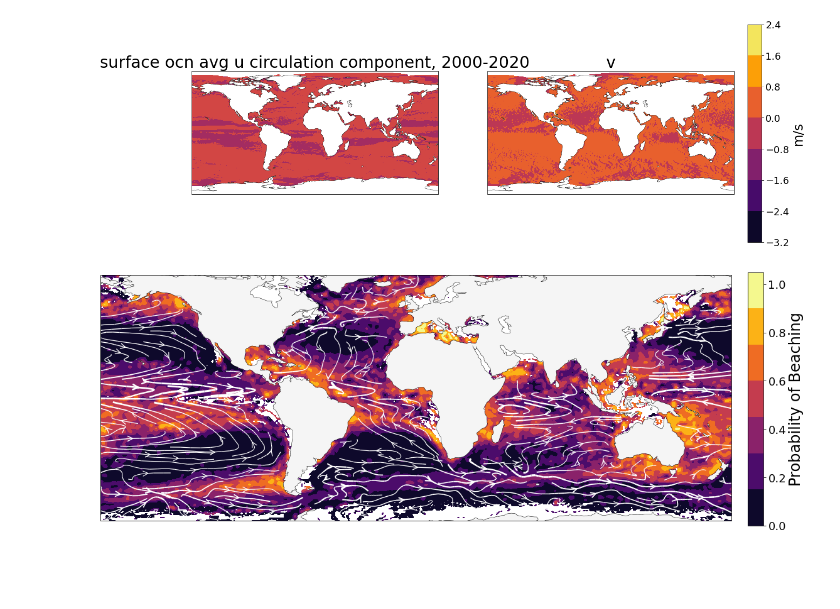
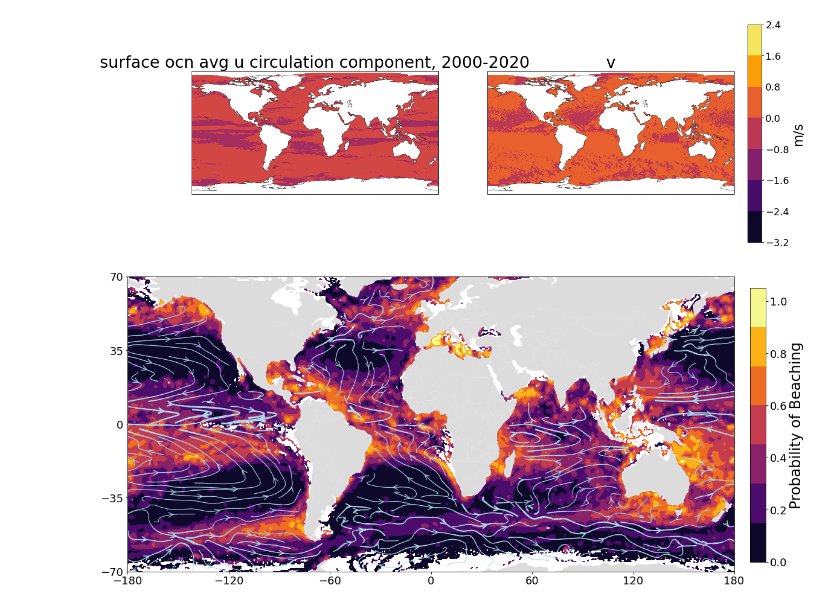
Before and after one commit to GHOpenonic/Global-ocean-beaching-pathways-of-surface-drifters, a Jupyter notebook: wind_connectivity/circulation_figure.ipynb, the cells around one changed output. Saved outputs shown, nothing was run; the diff lists cells and outputs as text; code cells hidden in the pictures; blank space fills up the shorter version.

Commit message:
update figures

```diff
--- a/wind_connectivity/circulation_figure.ipynb
+++ b/wind_connectivity/circulation_figure.ipynb
@@ -204,36 +204,45 @@ desired_cols = 360
 lats = np.linspace(-90,90,desired_cols)
 lons = np.linspace(-180, 180, desired_rows)
 # %%
+# Load world shapefile
+world = gpd.read_file(gpd.datasets.get_path('naturalearth_lowres'))
+land = world[world['continent'] != 'Antarctica']
+Antarctica = world[world['continent'] == 'Antarctica']
+
+
 # visualize probability of beaching
-fig, (ax1) = plt.subplots(1, 1, figsize=(18, 8),
+fig, (ax1) = plt.subplots(1, 1, figsize=(18, 9),
                           subplot_kw={'projection': ccrs.PlateCarree(central_longitude=0)})
+ax1.set_xticks([-180, -120, -60, 0, 60, 120, 180])
+ax1.set_yticks([-70, -35, 0, 35, 70])
+
+cmap = plt.get_cmap('inferno').copy()
+im1 = ax1.contourf(lons, lats, beach_prob_vals_filtered, cmap=cmap,
+                   transform=ccrs.PlateCarree(), vmin=0, vmax=1.0, levels = 6)
 
 ax1.set_extent([-180, 180, -70, 70], crs=ccrs.PlateCarree())
-im1 = ax1.contourf(lons, lats, beach_prob_vals_filtered, cmap='inferno', transform=ccrs.PlateCarree(), vmin=0, vmax=1.0, levels = 6)
 #ax1.set_title('Probability of Beaching')
-ax1.set_xlabel('Longitude')
-ax1.set_ylabel('Latitude')
+#ax1.set_xlabel('Longitude')
+#ax1.set_ylabel('Latitude')
 
-ax1.coastlines(color='black')
-land_feature = cfeature.NaturalEarthFeature('physical', 'land', '110m',
-                                            edgecolor='none', facecolor='whitesmoke')
-ax1.add_feature(land_feature)
+land.plot(ax=ax1, color='gainsboro', edgecolor='none')
+Antarctica.plot(ax=ax1, color='gainsboro', edgecolor='none')
+ax1.set_aspect('auto')
 
 # Create a colorbar
 cbar_ax = fig.add_axes([0.92, 0.15, 0.02, 0.7])  # [left, bottom, width, height]
 cbar = fig.colorbar(im1, cax=cbar_ax, label='Probability of Beaching')
 cbar.set_ticks([0, 0.2, 0.4, 0.6, 0.8, 1.0])
 im1.set_clim(0, 1.0)  # This sets the color limits for the ScalarMappable
 
 
 # Plot wind vectors
 linewidth = 1 + 15 * np.sqrt(smoothed_u.values**2 + smoothed_v.values**2) / np.sqrt(np.nanmax(smoothed_u.values)**2 + np.nanmax(smoothed_v.values)**2)
-wind_q_global = ax1.streamplot(lons, lats, smoothed_u.values, smoothed_v.values, color='white',
+wind_q_global = ax1.streamplot(lons, lats, smoothed_u.values, smoothed_v.values, color='lightblue',
                                linewidth=linewidth, density = 2, arrowsize = 2, arrowstyle = '->')
-
 #plt.savefig('prob_beach_winds.png', dpi=300)
 #
 # Show the plot
 plt.show()
 # %% [output]
-[figure, old version]
+[figure, new version]
```
Also changed, not shown: parts of 1 cell of this notebook.
